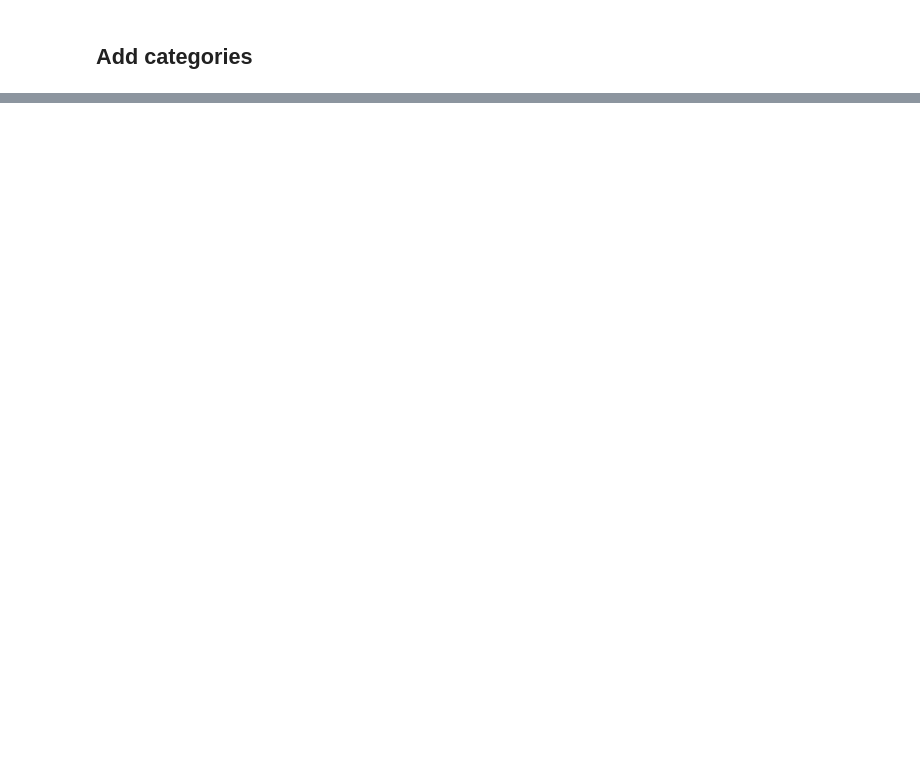
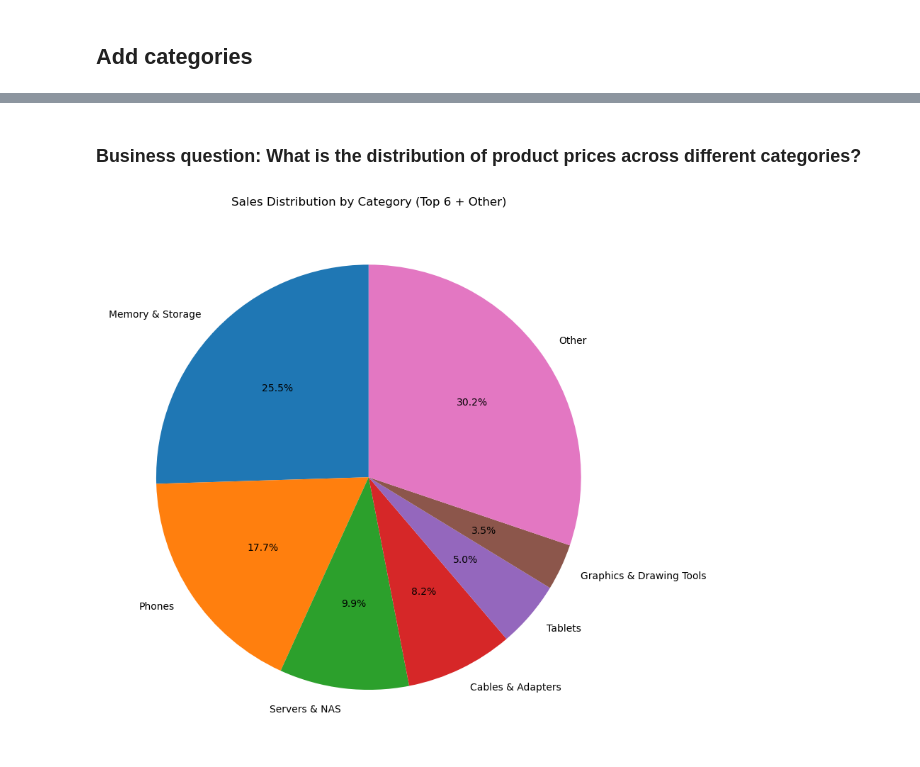
Before and after one commit to Cooljoe67/eniac_data_cleaning, a Jupyter notebook: dataanalysis_group_solution.ipynb, the cells around one changed output, grey strips where cells are left out. Cells and saved outputs as stored; diff of their text form; code cells hidden in the pictures; blank space fills up the shorter version.

Commit message:
First graphs for the presentation

```diff
--- a/dataanalysis_group_solution.ipynb
+++ b/dataanalysis_group_solution.ipynb
@@ -393,0 +378,25 @@ Products by category and condition:
+# %% [markdown]
+### Business question: What is the distribution of product prices across different categories?
+# %%
+#add cat to orderlines
+if "category" in orderlines_df.columns:
+    orderlines_df = orderlines_df.drop('category', axis=1)
+
+orderlines_df = orderlines_df.merge((products_df[['sku','category']]), on="sku")
+category_totals = orderlines_df.groupby('category').agg(total=('orderline_sum', 'sum'))
+
+# Keep top 6 categories, group the rest as 'Other'
+top_6 = category_totals.nlargest(6, 'total')
+other_total = category_totals.loc[~category_totals.index.isin(top_6.index), 'total'].sum()
+
+if other_total > 0:
+    top_6 = pd.concat([top_6, pd.DataFrame({'total': [other_total]}, index=['Other'])])
+
+# Create pie chart
+plt.figure(figsize=(12, 8))
+plt.pie(top_6['total'], labels=top_6.index, autopct='%1.1f%%', startangle=90)
+plt.title('Sales Distribution by Category (Top 6 + Other)')
+plt.tight_layout()
+plt.show()
+# %% [output]
+[figure, added]
```
Also changed, not shown: parts of 7 cells of this notebook.
